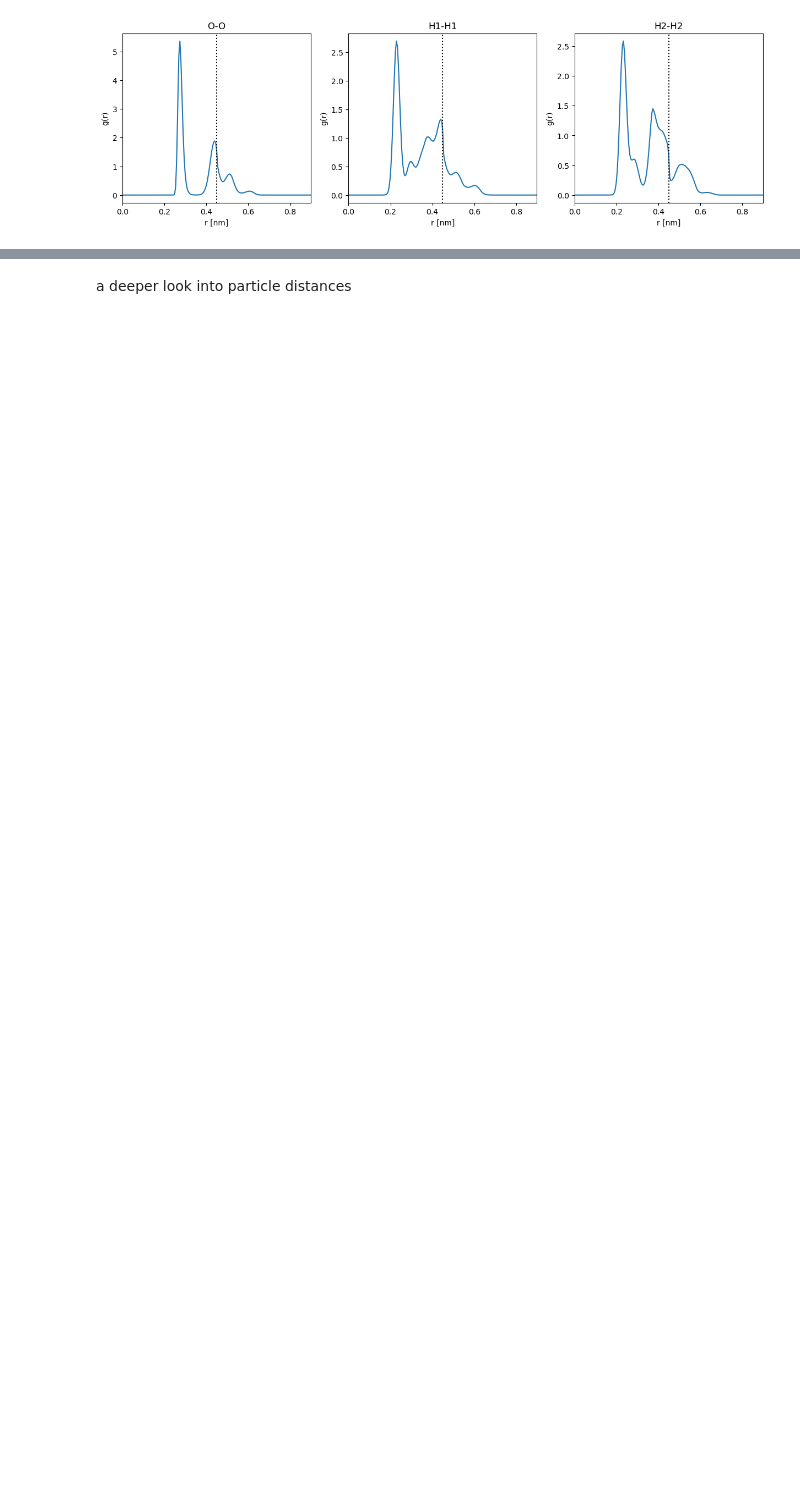
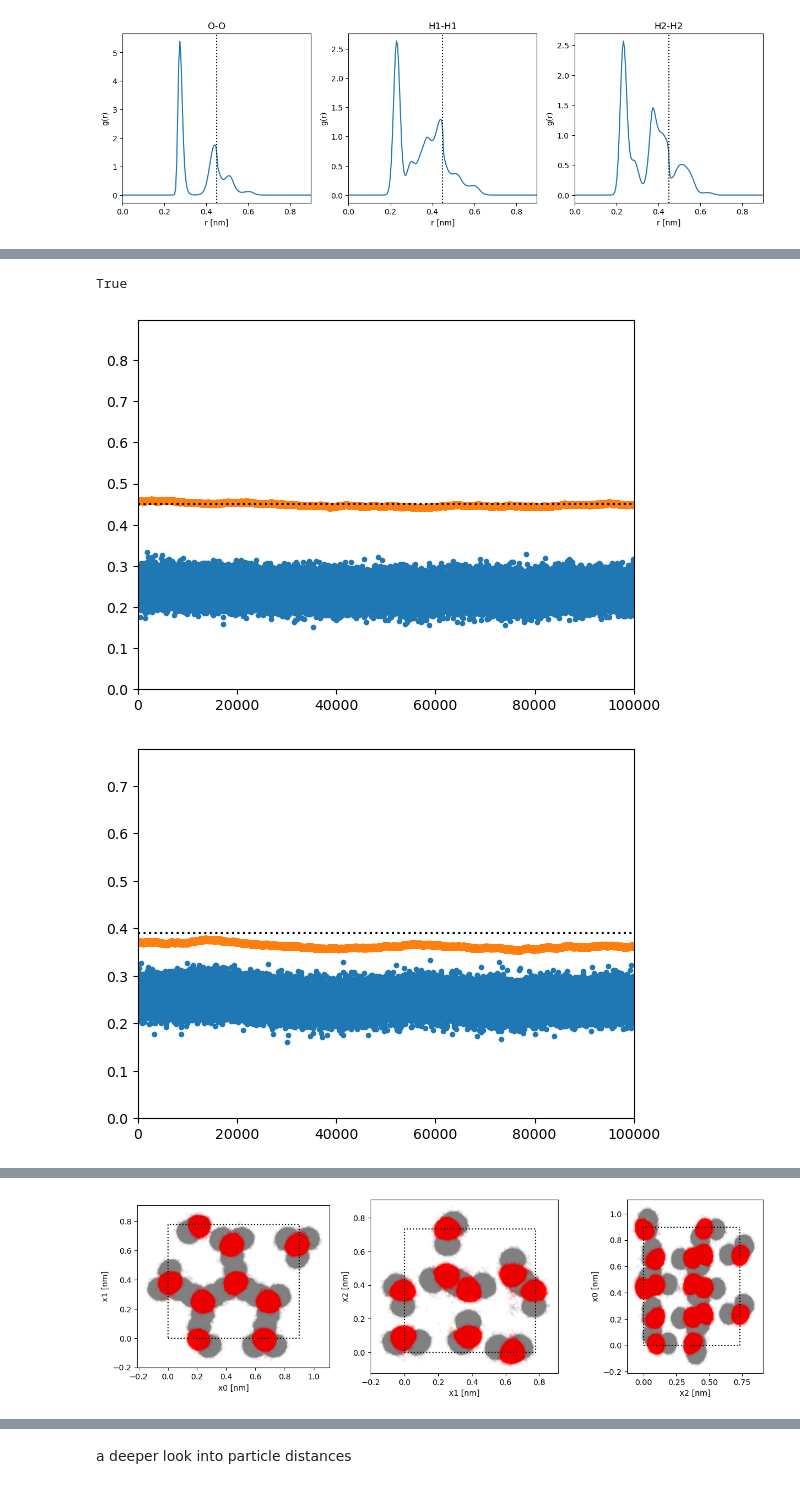
Before and after one commit to noegroup/rigid-flows, a Jupyter notebook: data/water/ice_analysis.ipynb, the cells around one changed output, grey strips where cells are left out. Saved outputs shown, nothing was run; the diff lists cells and outputs as text; code cells hidden in the pictures; blank space fills up the shorter version.

```diff
--- a/data/water/ice_analysis.ipynb
+++ b/data/water/ice_analysis.ipynb
@@ -58,0 +79,23 @@ plt.show()
+# %%
+def unwrap2(pos, box):
+    box_lenghts = np.diag(box.squeeze())
+    return np.where(np.abs(pos-pos[0])/box_lenghts > 0.5, pos-np.sign(pos-pos[0])*box_lenghts, pos)
+unwrapped_pos2 = unwrap2(pos, box)
+# %%
+np.allclose(unwrapped_pos, unwrapped_pos2)
+# %% [output]
+True
+# %%
+mypos = unwrapped_pos2
+for i in range(3):
+    # plt.plot(pos[:,model.n_sites * 3, i]-np.mean(pos, axis=1)[:,i]+model.box[i,i]/2, '.')
+    plt.plot(mypos[:,model.n_sites * 3, i], '.')
+    plt.plot(np.mean(mypos, axis=1)[:,i], '.')
+    plt.axhline(model.box[i,i]/2, c='k', ls=':')
+    plt.ylim(0, model.box[i,i])
+    plt.xlim(0, len(mypos))
+    plt.show()
+model.plot_2Dview(mypos)
+# %% [output]
+[figure, added]
+[figure, added]
@@ -58,0 +103 @@ plt.show()
+[figure, added]
```
Also changed, not shown: parts of 12 cells of this notebook, 8 other files.
